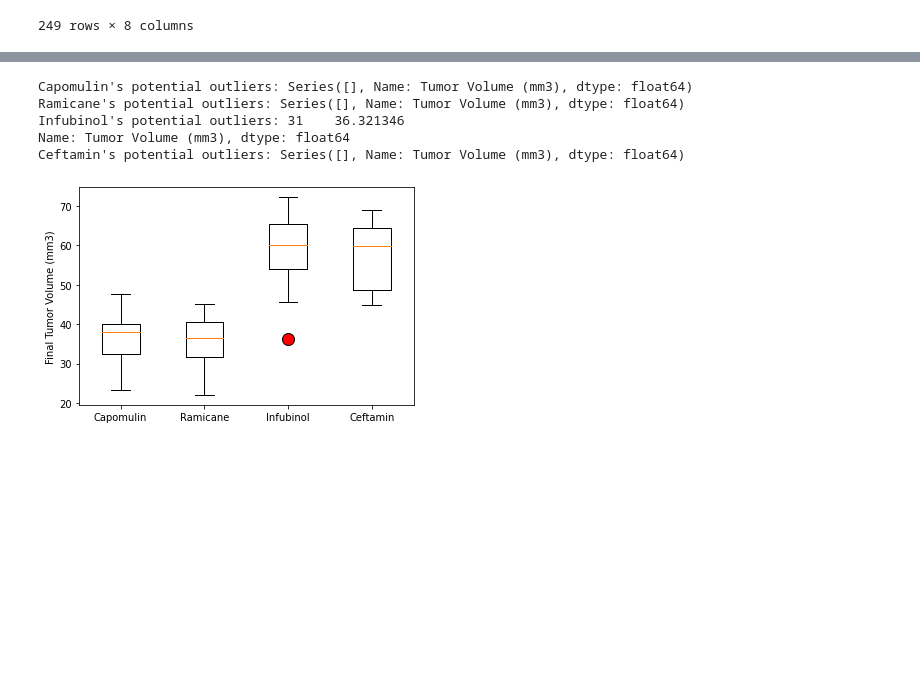
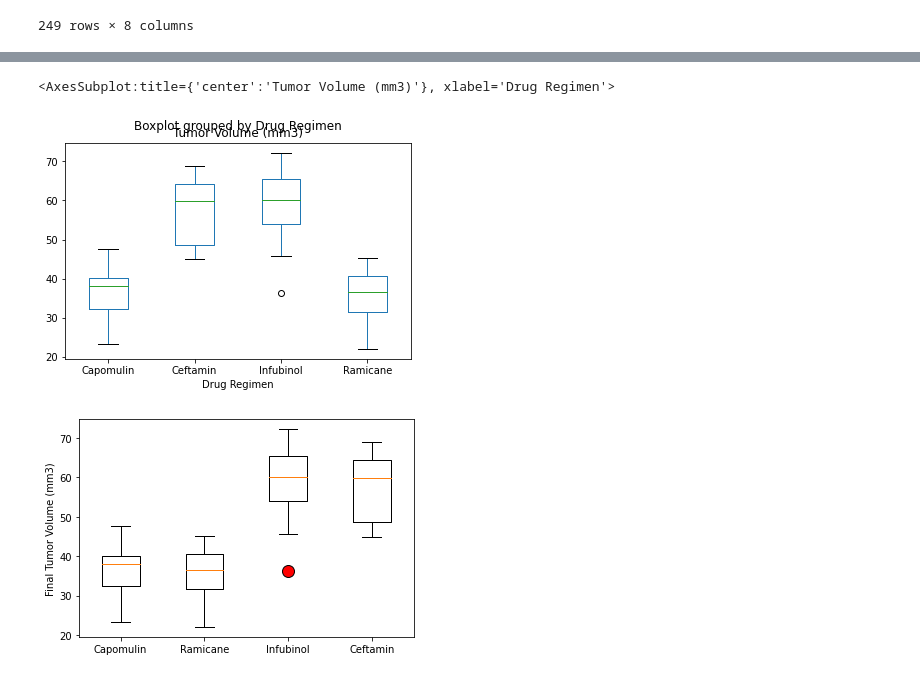
Before and after one commit to 33north/05__Matplotlib__matplotlib-challenge, a Jupyter notebook: pymaceuticals_starter.ipynb, the cells around one changed output, grey strips where cells are left out. Saved outputs shown, nothing was run; the diff lists cells and outputs as text; code cells hidden in the pictures; blank space fills up the shorter version.

```diff
--- a/pymaceuticals_starter.ipynb
+++ b/pymaceuticals_starter.ipynb
@@ -347,24 +420,8 @@ for drug in treatment_list:
-# %%
-# Put treatments into a list for for loop (and later for plot labels)
-treatment_list = ["Capomulin", "Ramicane", "Infubinol", "Ceftamin"]
-
-# Create empty list to fill with tumor vol data (for plotting)
-tumor_vol_list = []
-
-# Calculate the IQR and quantitatively determine if there are any potential outliers.
-for drug in treatment_list:
-
-    # Locate the rows which contain mice on each drug and get the tumor volumes
-
-    # add subset
-
-    # Determine outliers using upper and lower bounds
-# %% [output]
-Capomulin's potential outliers: Series([], Name: Tumor Volume (mm3), dtype: float64)
-Ramicane's potential outliers: Series([], Name: Tumor Volume (mm3), dtype: float64)
-Infubinol's potential outliers: 31    36.321346
-Name: Tumor Volume (mm3), dtype: float64
-Ceftamin's potential outliers: Series([], Name: Tumor Volume (mm3), dtype: float64)
+# %%
+filter_data.boxplot(by = "Drug Regimen", column = "Tumor Volume (mm3)", grid = False)
+# %% [output]
+<AxesSubplot:title={'center':'Tumor Volume (mm3)'}, xlabel='Drug Regimen'>
+[figure, added]
 # %%
 # Generate a box plot of the final tumor volume of each mouse across four regimens of interest
 # %% [output]
```
Also changed, not shown: parts of 3 cells of this notebook.
